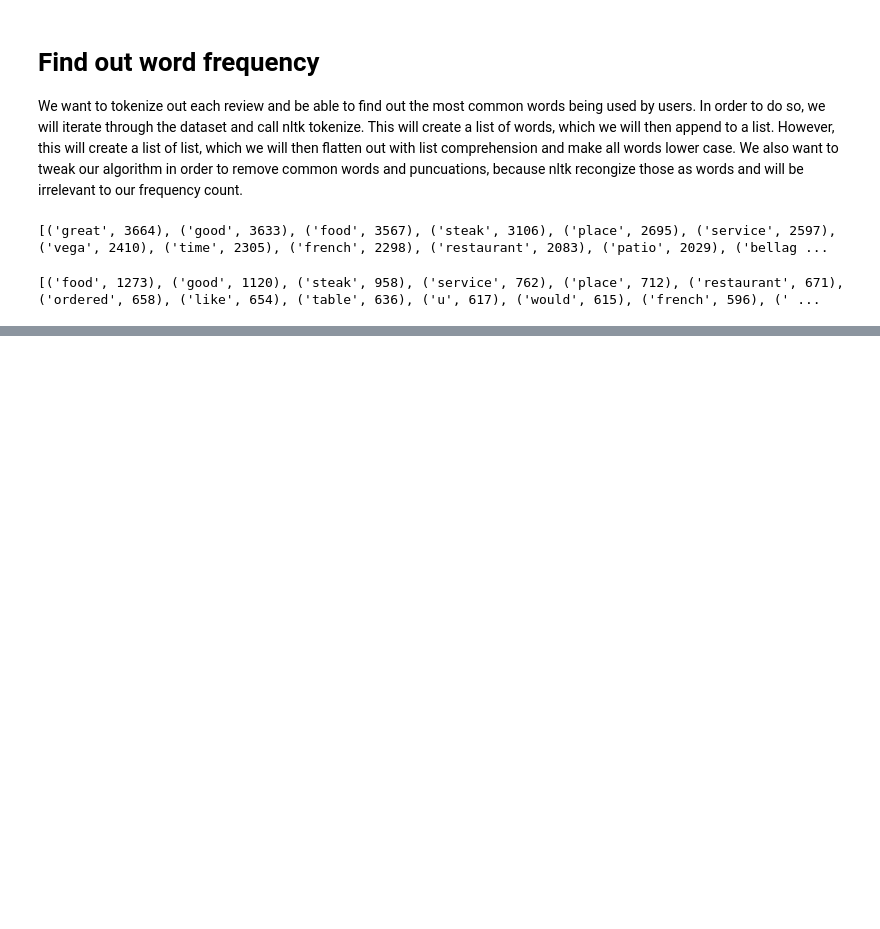
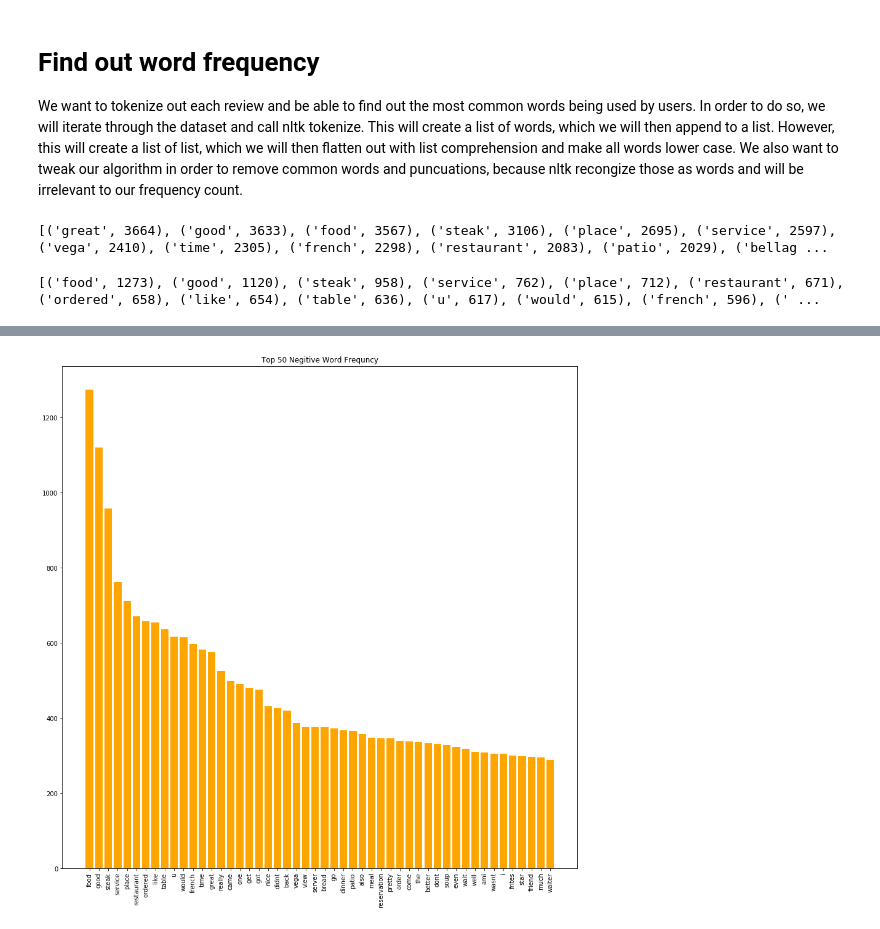
Before and after one commit to NathanNguyen345/Yelp-NLP, a Jupyter notebook: Yelp NLP.ipynb, the cells around one changed output, grey strips where cells are left out. Cells and saved outputs as stored; diff of their text form; code cells hidden in the pictures; blank space fills up the shorter version.

```diff
--- a/Yelp NLP.ipynb
+++ b/Yelp NLP.ipynb
@@ -404,0 +451,4 @@ print(all_words_neg.most_common(100))
+# %%
+graph_word_freq(all_words_neg, 'orange', 'Top 50 Negitive Word Frequncy')
+# %% [output]
+[figure, added]
```
Also changed, not shown: parts of 12 cells of this notebook.
